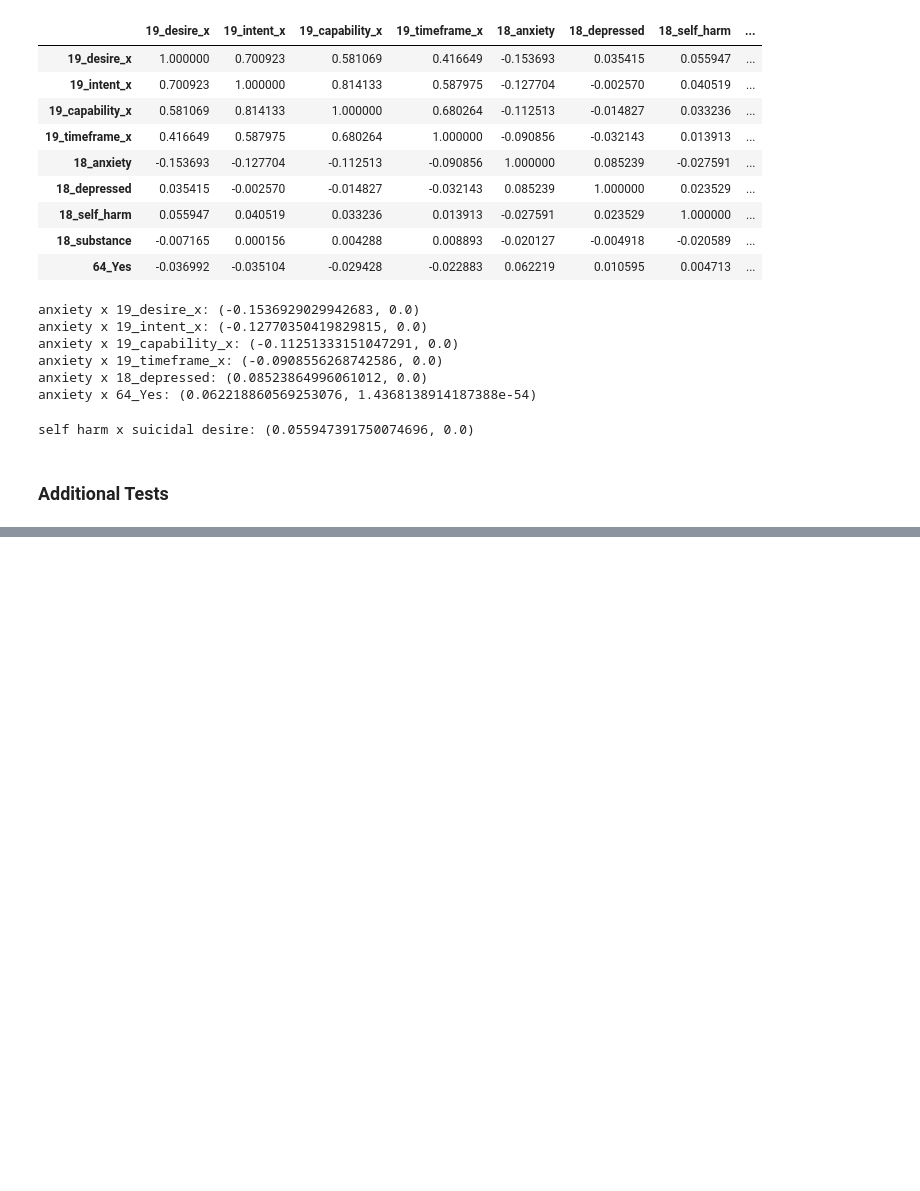
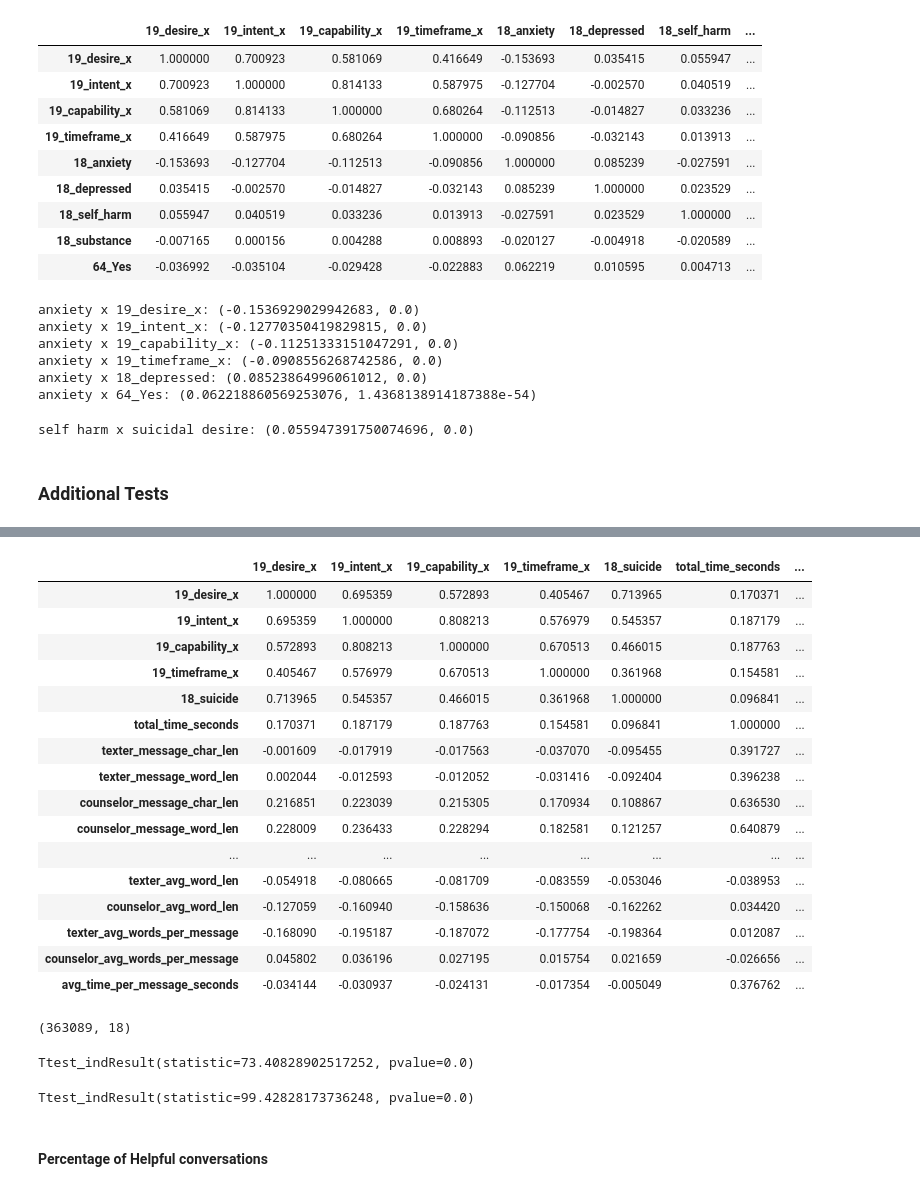
Before and after one commit to kiatann/DeepExplanation, a Jupyter notebook: metadata.ipynb, the cells around one changed output, grey strips where cells are left out. Drawn from its saved outputs; the diff is of its cells as text; code cells hidden in the pictures; blank space fills up the shorter version.

Commit message:
additional tests for the basic features

```diff
--- a/metadata.ipynb
+++ b/metadata.ipynb
@@ -708,0 +701,41 @@ l_df.shape
+# %%
+suicide_length = pd.concat([l_df[['19_desire_x', '19_intent_x', '19_capability_x', '19_timeframe_x', '18_suicide']].dropna(), basic_features],
+                           axis=1,
+                           join='inner')
+suicide_length.corr(method='spearman')
+# %% [output]
+|  | 19_desire_x | 19_intent_x | 19_capability_x | 19_timeframe_x | 18_suicide | total_time_seconds | ... |
+| 19_desire_x | 1.000000 | 0.695359 | 0.572893 | 0.405467 | 0.713965 | 0.170371 | ... |
+| 19_intent_x | 0.695359 | 1.000000 | 0.808213 | 0.576979 | 0.545357 | 0.187179 | ... |
+| 19_capability_x | 0.572893 | 0.808213 | 1.000000 | 0.670513 | 0.466015 | 0.187763 | ... |
+| 19_timeframe_x | 0.405467 | 0.576979 | 0.670513 | 1.000000 | 0.361968 | 0.154581 | ... |
+| 18_suicide | 0.713965 | 0.545357 | 0.466015 | 0.361968 | 1.000000 | 0.096841 | ... |
+| total_time_seconds | 0.170371 | 0.187179 | 0.187763 | 0.154581 | 0.096841 | 1.000000 | ... |
+| texter_message_char_len | -0.001609 | -0.017919 | -0.017563 | -0.037070 | -0.095455 | 0.391727 | ... |
+| texter_message_word_len | 0.002044 | -0.012593 | -0.012052 | -0.031416 | -0.092404 | 0.396238 | ... |
+| counselor_message_char_len | 0.216851 | 0.223039 | 0.215305 | 0.170934 | 0.108867 | 0.636530 | ... |
+| counselor_message_word_len | 0.228009 | 0.236433 | 0.228294 | 0.182581 | 0.121257 | 0.640879 | ... |
+| ... | ... | ... | ... | ... | ... | ... | ... |
+| texter_avg_word_len | -0.054918 | -0.080665 | -0.081709 | -0.083559 | -0.053046 | -0.038953 | ... |
+| counselor_avg_word_len | -0.127059 | -0.160940 | -0.158636 | -0.150068 | -0.162262 | 0.034420 | ... |
+| texter_avg_words_per_message | -0.168090 | -0.195187 | -0.187072 | -0.177754 | -0.198364 | 0.012087 | ... |
+| counselor_avg_words_per_message | 0.045802 | 0.036196 | 0.027195 | 0.015754 | 0.021659 | -0.026656 | ... |
+| avg_time_per_message_seconds | -0.034144 | -0.030937 | -0.024131 | -0.017354 | -0.005049 | 0.376762 | ... |
+# %%
+suicide_length.shape
+# %% [output]
+(363089, 18)
+# %%
+## suicide and bot messages
+i = 'num_messages_bot'
+j = '18_suicide'
+scipy.stats.ttest_ind(suicide_length.loc[suicide_length[j] == 0, i], suicide_length.loc[suicide_length[j] == 1, i], alternative='greater')
+# %% [output]
+Ttest_indResult(statistic=73.40828902517252, pvalue=0.0)
+# %%
+i = 'counselor_avg_word_len'
+scipy.stats.ttest_ind(suicide_length.loc[suicide_length[j] == 0, i], suicide_length.loc[suicide_length[j] == 1, i], alternative='greater')
+# %% [output]
+Ttest_indResult(statistic=99.42828173736248, pvalue=0.0)
+# %% [markdown]
+#### Percentage of Helpful conversations
```
Also changed, not shown: parts of 24 cells of this notebook.
